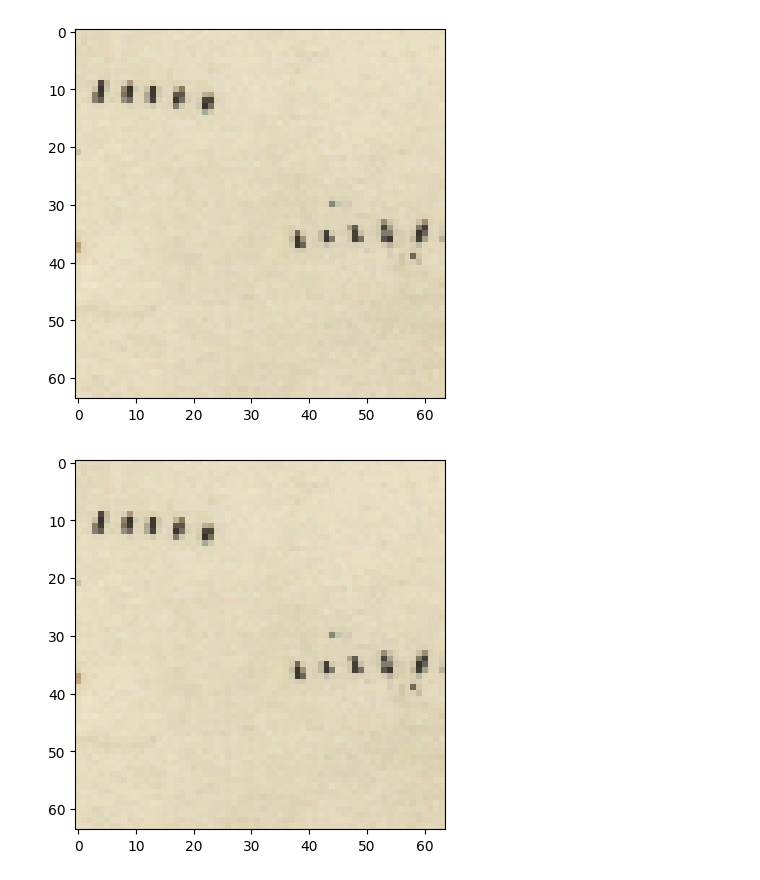
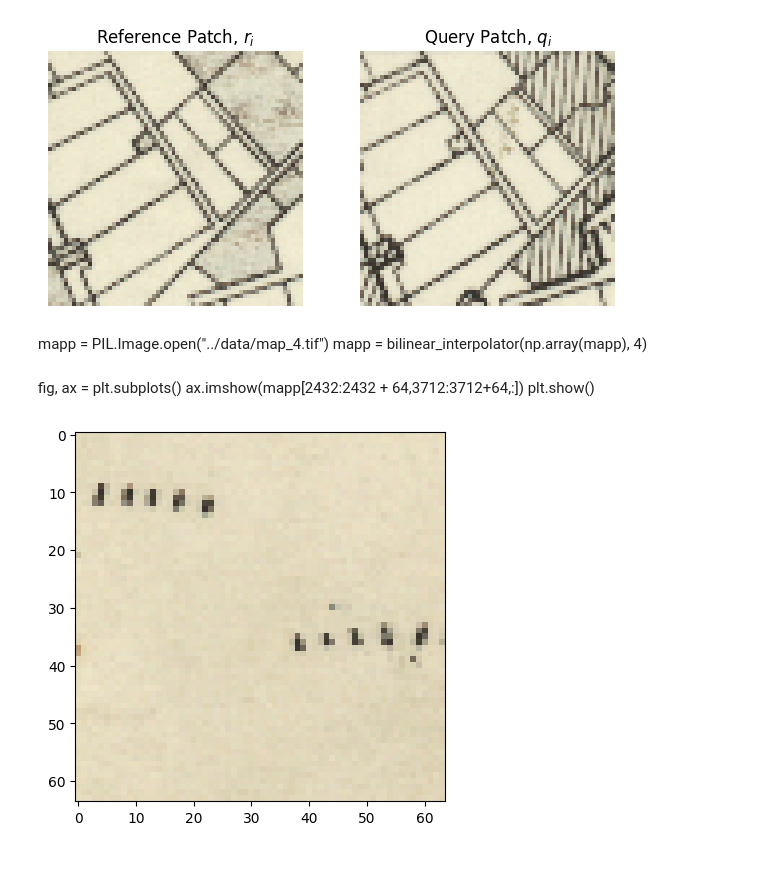
Before and after one commit to alv31415/contrastive-map, a Jupyter notebook: src/dev/patch_aligner.ipynb, the cells around one changed output. Drawn from its saved outputs; the diff is of its cells as text; code cells hidden in the pictures.

```diff
--- a/src/dev/patch_aligner.ipynb
+++ b/src/dev/patch_aligner.ipynb
@@ -210,9 +211,24 @@ mapp = bilinear_interpolator(np.array(mapp), 4)
-# %%
-fig, ax = plt.subplots()
-ax.imshow(mapp[2432:2432 + 64,3712:3712+64,:])
-plt.show()
-# %% [output]
-[figure, removed]
+# %%
+i = 4
+fig, ax = plt.subplots(1,2)
+fig.tight_layout()
+ax[0].imshow(patch_data[i][0].patch)
+ax[0].set_title(f"Reference Patch, $r_i$")
+ax[0].axis("off")
+ax[1].imshow(patch_data[i+2301*2][0].patch)
+ax[1].set_title(f"Query Patch, $q_i$")
+ax[1].axis("off")
+plt.savefig("../../pics/report/alignpatch.pdf", bbox_inches = "tight")
+plt.show()
+# %% [output]
+[figure, added]
+# %% [markdown]
+mapp = PIL.Image.open("../data/map_4.tif")
+mapp = bilinear_interpolator(np.array(mapp), 4)
+# %% [markdown]
+fig, ax = plt.subplots()
+ax.imshow(mapp[2432:2432 + 64,3712:3712+64,:])
+plt.show()
 # %%
 patch = patch_data[-1][0]
 px = patch.get_map_px()
```
Also changed, not shown: parts of 14 cells of this notebook, 6 other files.
